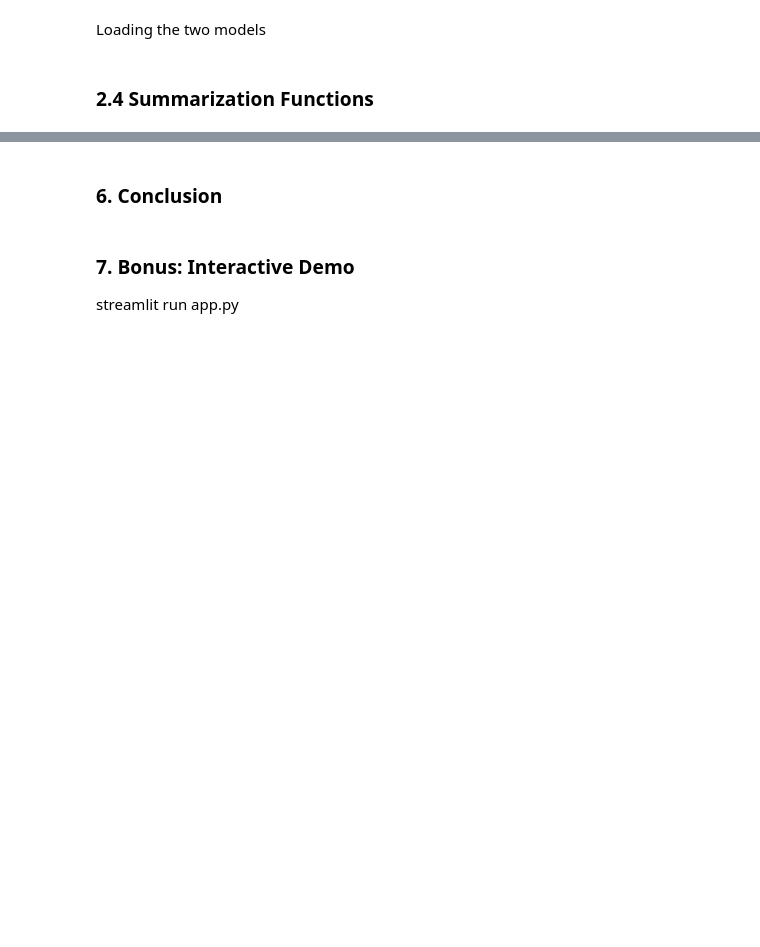
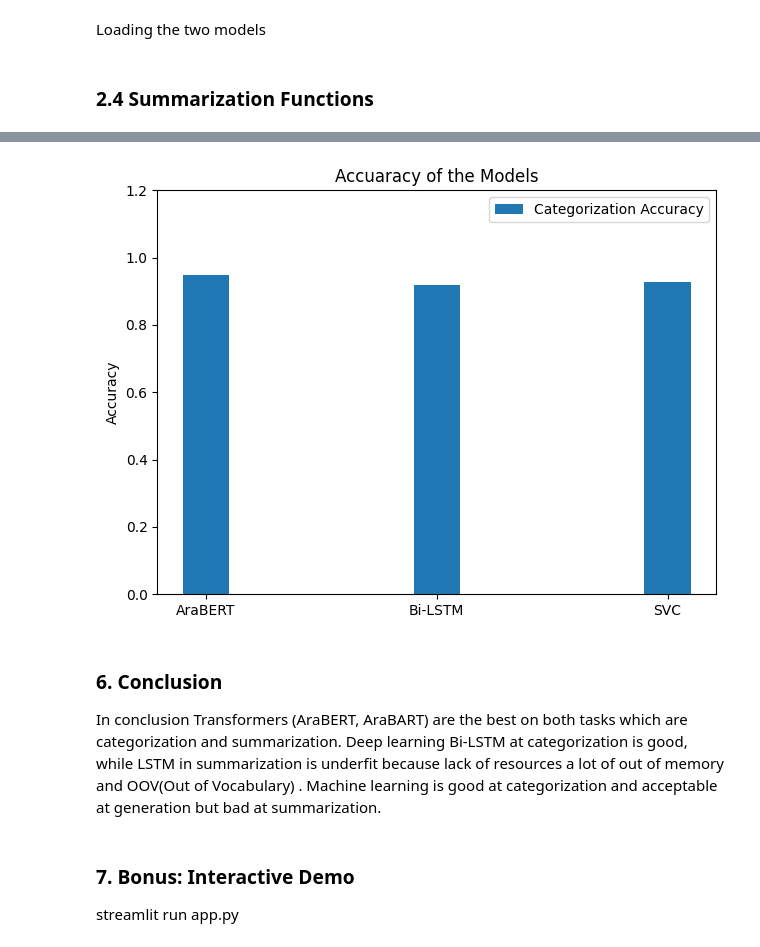
Before and after one commit to SaudAlhafith/CS365-Project, a Jupyter notebook: CS365-Project-Phase2.ipynb, the cells around one changed output, grey strips where cells are left out. Drawn from its saved outputs; the diff is of its cells as text; code cells hidden in the pictures; blank space fills up the shorter version.

```diff
--- a/CS365-Project-Phase2.ipynb
+++ b/CS365-Project-Phase2.ipynb
@@ -1762,5 +1771,31 @@ print(bart_generate_summary(modelTfSeq2Seq, tokenizer_bart, test_text, max_len=)
+# %%
+import matplotlib.pyplot as plt
+import numpy as np
+
+names = ['AraBERT', 'Bi-LSTM', 'SVC']
+acc = [0.949, 0.918, 0.927]
+
+x = np.arange(len(names))
+width = 0.2
+
+fig, ax = plt.subplots()
+bars1 = ax.bar(x, acc, width, label='Categorization Accuracy')
+
+
+ax.set_ylabel('Accuracy')
+ax.set_title('Accuaracy of the Models')
+ax.set_xticks(x)
+ax.set_xticklabels(names)
+ax.set_ylim(0, 1.2)
+ax.legend()
+
+plt.tight_layout()
+plt.show()
+# %% [output]
+[figure, added]
 # %% [markdown]
 ### 6. Conclusion
+In conclusion Transformers (AraBERT, AraBART) are the best on both tasks which are categorization and summarization. Deep learning Bi-LSTM at categorization is good, while LSTM in summarization is underfit because lack of resources a lot of out of memory and OOV(Out of Vocabulary) . Machine learning is good at categorization and acceptable at generation but bad at summarization.
 # %% [markdown]
 ### 7. Bonus: Interactive Demo
 
```
Also changed, not shown: parts of 2 cells of this notebook, 1 other file.
